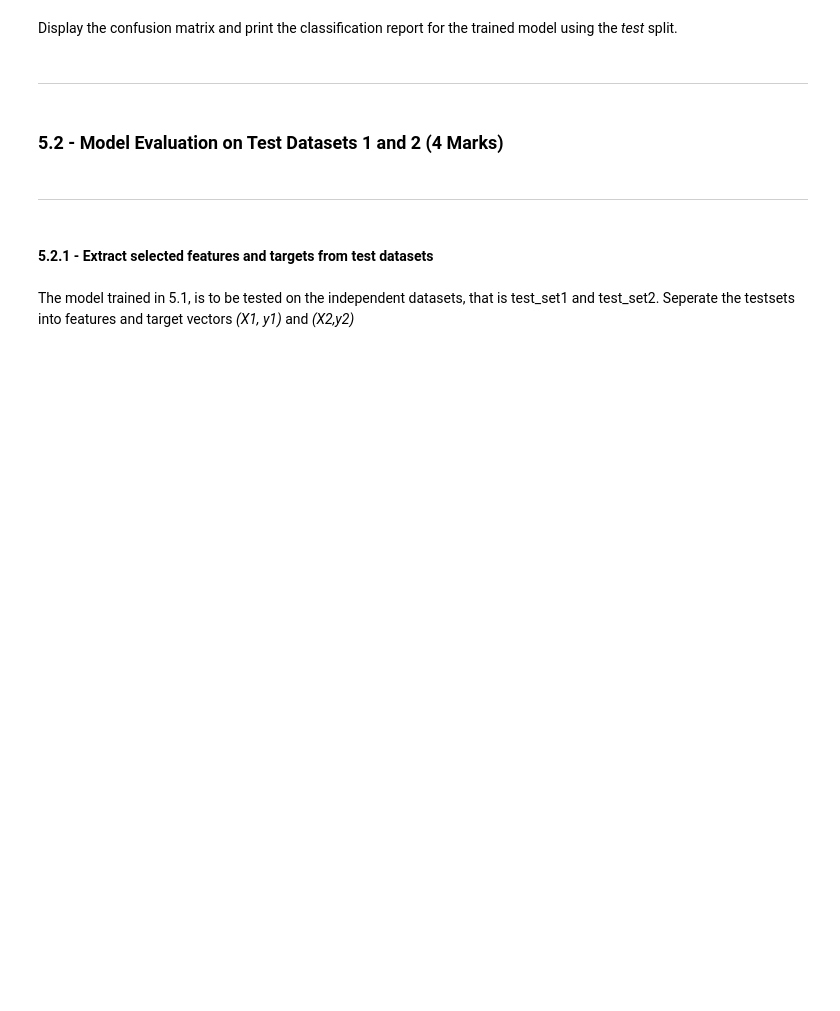
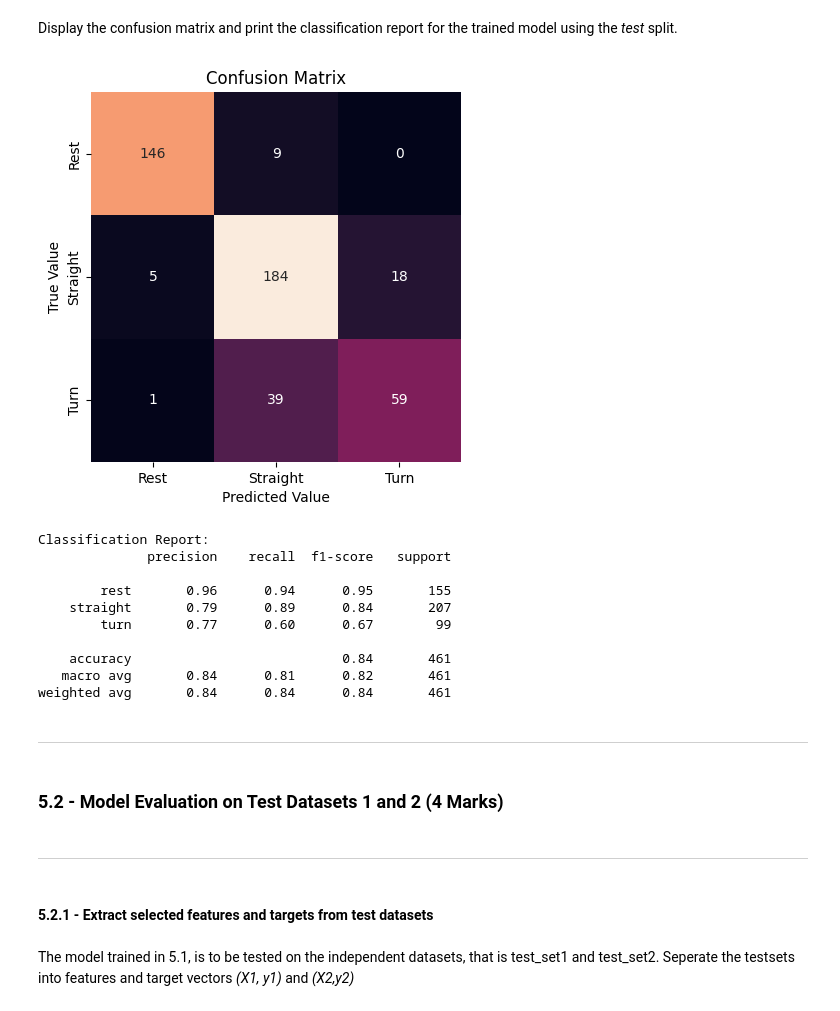
Before and after one commit to jasleenbadhesha/engg680_2024_fall, a Jupyter notebook: Lab_Assignment4/Assignment 4.ipynb, the cells around one changed output. Saved outputs shown, nothing was run; the diff lists cells and outputs as text; code cells hidden in the pictures; blank space fills up the shorter version.

```diff
--- a/Lab_Assignment4/Assignment 4.ipynb
+++ b/Lab_Assignment4/Assignment 4.ipynb
@@ -1333,20 +1331,17 @@ X_train_selected, X_test_selected, y_train_selected, y_test_selected = train_tes
 # %%
-
-
-
 # Perform any missing imports
 from sklearn.ensemble import RandomForestClassifier
 
 # TODO - Initiate the pipeline
 # (1 mark)
-pipe_selected = Pipeline([
+pipe = Pipeline([
     ('scaler', StandardScaler()),  # StandardScaler as the first step
     ('classifier', RandomForestClassifier(random_state=42))  # RandomForest as the classifier
 ])
 # %%
 # TODO - Define the parameter grid for your model
 # (3 marks)
-param_grid_selected = {
+param_grid = {
     'scaler': [StandardScaler(), RobustScaler(), None],  # Scaler options
     'classifier__n_estimators': [100, 200, 300],         # Number of trees in RandomForest
     'classifier__max_depth': [10, 20, 30, None],         # Maximum depth of trees
@@ -1355,7 +1350,7 @@ param_grid_selected = {
 }
 # %%
 # TODO - Perform the grid search
-grid = GridSearchCV(pipe, param_grid, cv=5, scoring='accuracy', return_train_score=True)
+grid = GridSearchCV(pipe, param_grid, cv=5, scoring='accuracy', return_train_score=True, n_jobs=-1)   #setting n_jobs to -1 to use all availible processors
 grid.fit(X_train, y_train)
 # %% [output]
 GridSearchCV(cv=5,
@@ -1412,0 +1377,21 @@ print("Test-set score: {:.2f}".format(grid.score(X_test, y_test)))
+# %%
+# TODO: Print the results from the grid search
+
+# calculating the best cross-validation training score for our set
+training_scores = cross_val_score(grid, X_train, y_train, cv=KFold(n_splits=2, shuffle=True, random_state=42)) #n_splits=2 because more than this took too long to load
+best_training_score = max(training_scores)
+
+#calculating the best cross-validation test score
+test_scores = cross_val_score(grid, X_test, y_test, cv=KFold(n_splits=2, shuffle=True, random_state=42))
+best_test_score = max(test_scores)
+
+#calculating the test-set accuracy score and then printing it
+from sklearn.metrics import accuracy_score
+y_test_pred = grid.best_estimator_.predict(X_test)
+test_accuracy = accuracy_score(y_test, y_test_pred)
+
+#printing the best parameters, best test and training cross-validation scores, and the test-set scores
+print("Best params:\n{}\n".format(grid.best_params_))
+print("Best cross-validation train score: {:.2f}".format(best_training_score))
+print("Best cross-validation test score: {:.2f}".format(best_test_score))
+print("Test-set score: {:.2f}".format(test_accuracy))
@@ -1417,3 +1407,30 @@ Display the confusion matrix and print the classification report for the trained
+# %%
+# TODO - Display confusion matrix and print classification report
+#Creating the confusion matrix
+conf_mat = confusion_matrix(y_test, y_test_pred)
+
+#Below code prints confusion matrix using a heatmap
+sns.heatmap(conf_mat, xticklabels=['Rest', 'Straight', 'Turn'],  yticklabels= ['Rest', 'Straight', 'Turn'], square=True, annot=True, cbar=False, fmt='d')
+plt.xlabel('Predicted Value')
+plt.ylabel('True Value')
+plt.title('Confusion Matrix')
+plt.show()
+
+#Creating the classification report
+print("\nClassification Report:")
+print(classification_report(y_test, y_test_pred))
+# %% [output]
+[figure, added]
+Classification Report:
+              precision    recall  f1-score   support
+
+        rest       0.96      0.94      0.95       155
+    straight       0.79      0.89      0.84       207
+        turn       0.77      0.60      0.67        99
+
+    accuracy                           0.84       461
+   macro avg       0.84      0.81      0.82       461
+weighted avg       0.84      0.84      0.84       461
 # %% [markdown]
 ___
 # %% [markdown]
```
Also changed, not shown: parts of 21 cells of this notebook.
